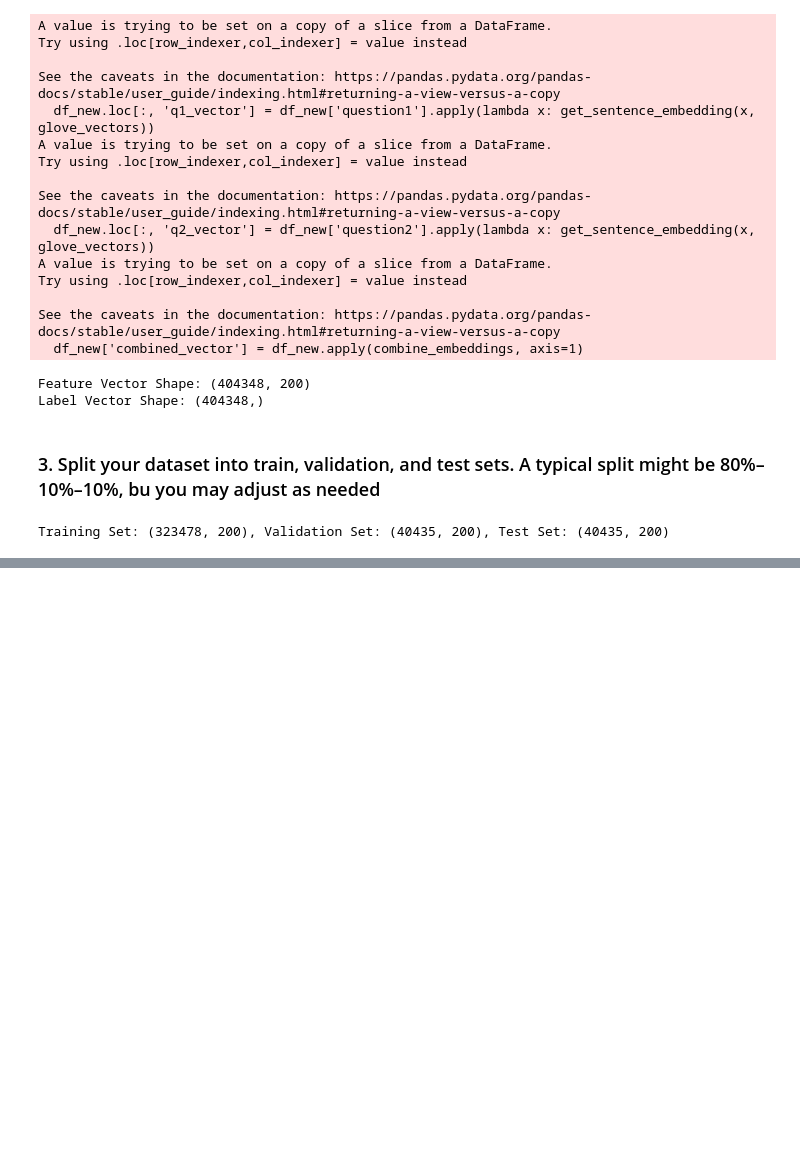
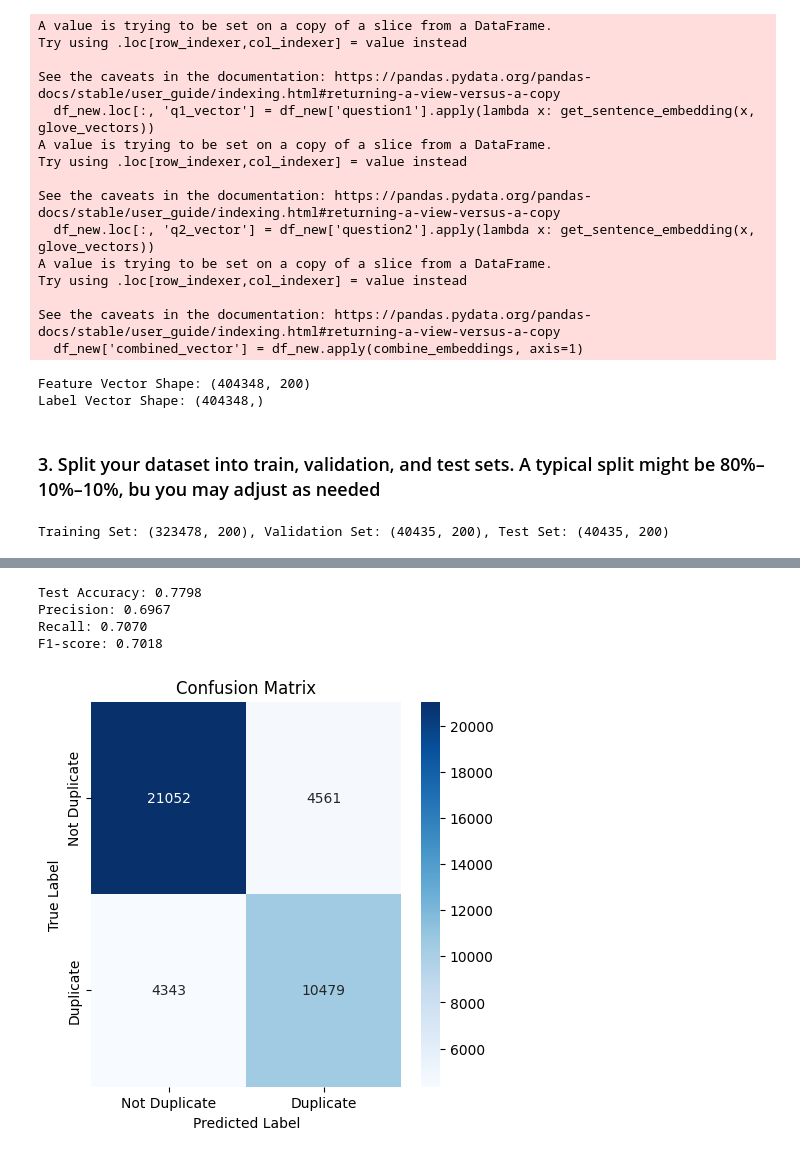
Before and after one commit to dennismathewjose/Applied-NLP-Learning-Materials, a Jupyter notebook: VectorEmbedding&NeuralNetworks.ipynb, the cells around one changed output, grey strips where cells are left out. Drawn from its saved outputs; the diff is of its cells as text; code cells hidden in the pictures; blank space fills up the shorter version.

```diff
--- a/VectorEmbedding&NeuralNetworks.ipynb
+++ b/VectorEmbedding&NeuralNetworks.ipynb
@@ -287,0 +382,20 @@ Training Set: (323478, 200), Validation Set: (40435, 200), Test Set: (40435, 200
+# %%
+# Training Loop
+for epoch in range(num_epochs):
+    model.train()  # Set model to training mode
+    total_loss = 0
+
+    for batch_X, batch_y in train_loader:
+        batch_X, batch_y = batch_X.to(device), batch_y.to(device)  # Move to GPU if available
+
+        optimizer.zero_grad()  # Reset gradients
+        outputs = model(batch_X)  # Forward pass
+        loss = criterion(outputs, batch_y)  # Compute loss
+        loss.backward()  # Backpropagation
+        optimizer.step()  # Update weights
+
+        total_loss += loss.item()
+
+    # Print training loss
+    avg_train_loss = total_loss / len(train_loader)
+    print(f"Epoch [{epoch+1}/{num_epochs}], Training Loss: {avg_train_loss:.4f}")
@@ -287,0 +471,48 @@ Training Set: (323478, 200), Validation Set: (40435, 200), Test Set: (40435, 200
+# %%
+from sklearn.metrics import accuracy_score, precision_score, recall_score, f1_score, confusion_matrix
+import seaborn as sns
+import matplotlib.pyplot as plt
+
+# Function to evaluate the model
+def evaluate_model(model, test_loader):
+    model.eval()
+    y_true = []
+    y_pred = []
+
+    with torch.no_grad():
+        for batch_X, batch_y in test_loader:
+            batch_X, batch_y = batch_X.to(device), batch_y.to(device)
+            outputs = model(batch_X)
+            predictions = (outputs > 0.5).float()  # Convert logits to binary values (0 or 1)
+
+            y_true.extend(batch_y.cpu().numpy())
+            y_pred.extend(predictions.cpu().numpy())
+
+    # Compute metrics
+    accuracy = accuracy_score(y_true, y_pred)
+    precision = precision_score(y_true, y_pred)
+    recall = recall_score(y_true, y_pred)
+    f1 = f1_score(y_true, y_pred)
+
+    print(f"Test Accuracy: {accuracy:.4f}")
+    print(f"Precision: {precision:.4f}")
+    print(f"Recall: {recall:.4f}")
+    print(f"F1-score: {f1:.4f}")
+
+    # Confusion matrix
+    cm = confusion_matrix(y_true, y_pred)
+    plt.figure(figsize=(5,5))
+    sns.heatmap(cm, annot=True, fmt="d", cmap="Blues", xticklabels=["Not Duplicate", "Duplicate"], yticklabels=["Not Duplicate", "Duplicate"])
+    plt.xlabel("Predicted Label")
+    plt.ylabel("True Label")
+    plt.title("Confusion Matrix")
+    plt.show()
+
+# Evaluate the best model on the test set
+evaluate_model(model, test_loader)
+# %% [output]
+Test Accuracy: 0.7798
+Precision: 0.6967
+Recall: 0.7070
+F1-score: 0.7018
+[figure, added]
```
Also changed, not shown: parts of 16 cells of this notebook.
